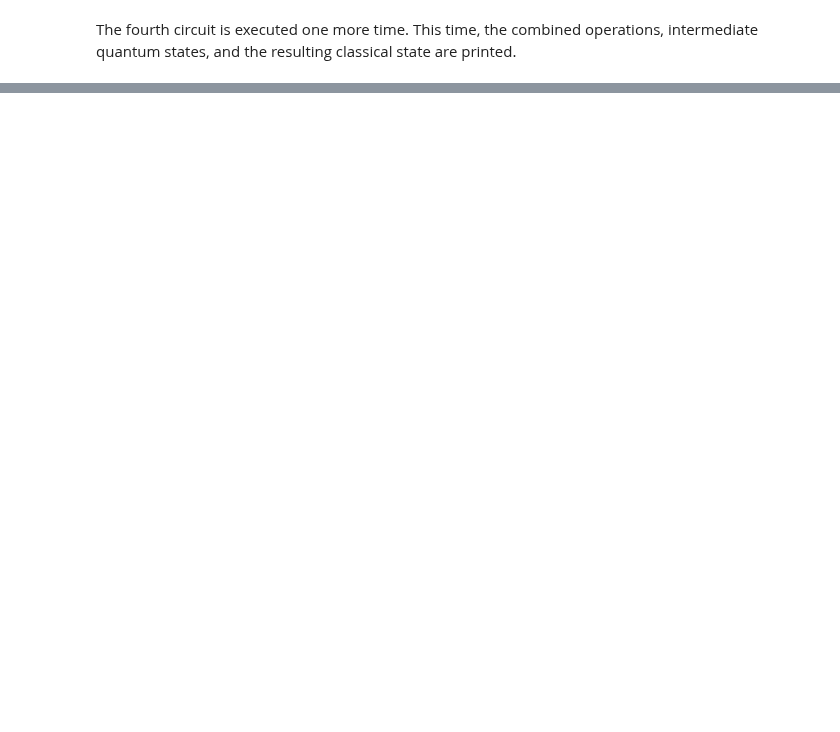
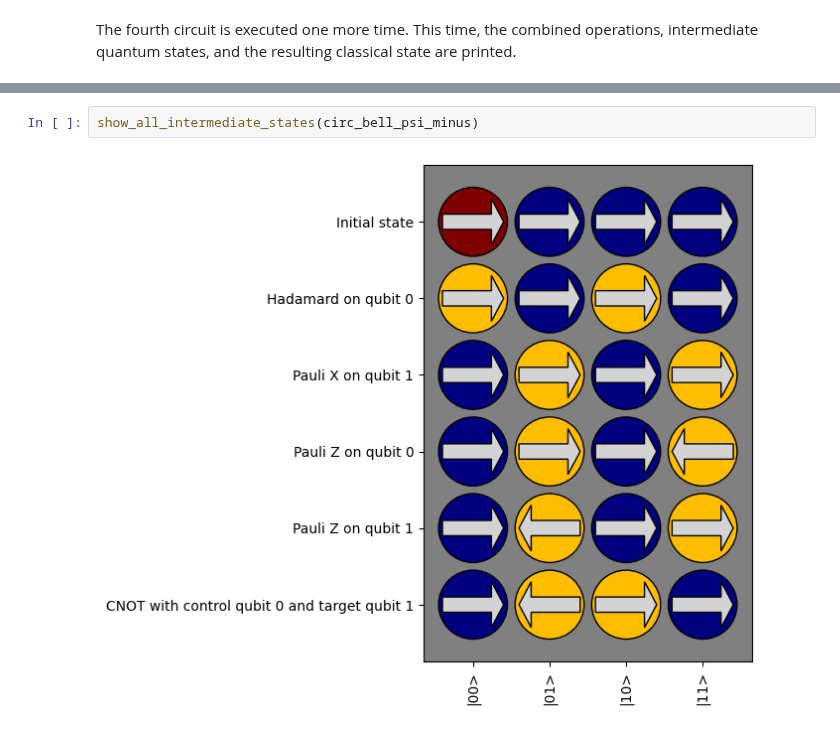
Before and after one commit to nicokuijpers/QuantumSim, a Jupyter notebook: QuantumSimBellStates.ipynb, the cells around one changed output, grey strips where cells are left out. Drawn from its saved outputs; the diff is of its cells as text; blank space fills up the shorter version.

```diff
--- a/QuantumSimBellStates.ipynb
+++ b/QuantumSimBellStates.ipynb
@@ -686,0 +94,4 @@ Measured state:
+# %%
+show_all_intermediate_states(circ_bell_psi_minus)
+# %% [output]
+[figure, added]
```
Also changed, not shown: parts of 46 cells of this notebook.
